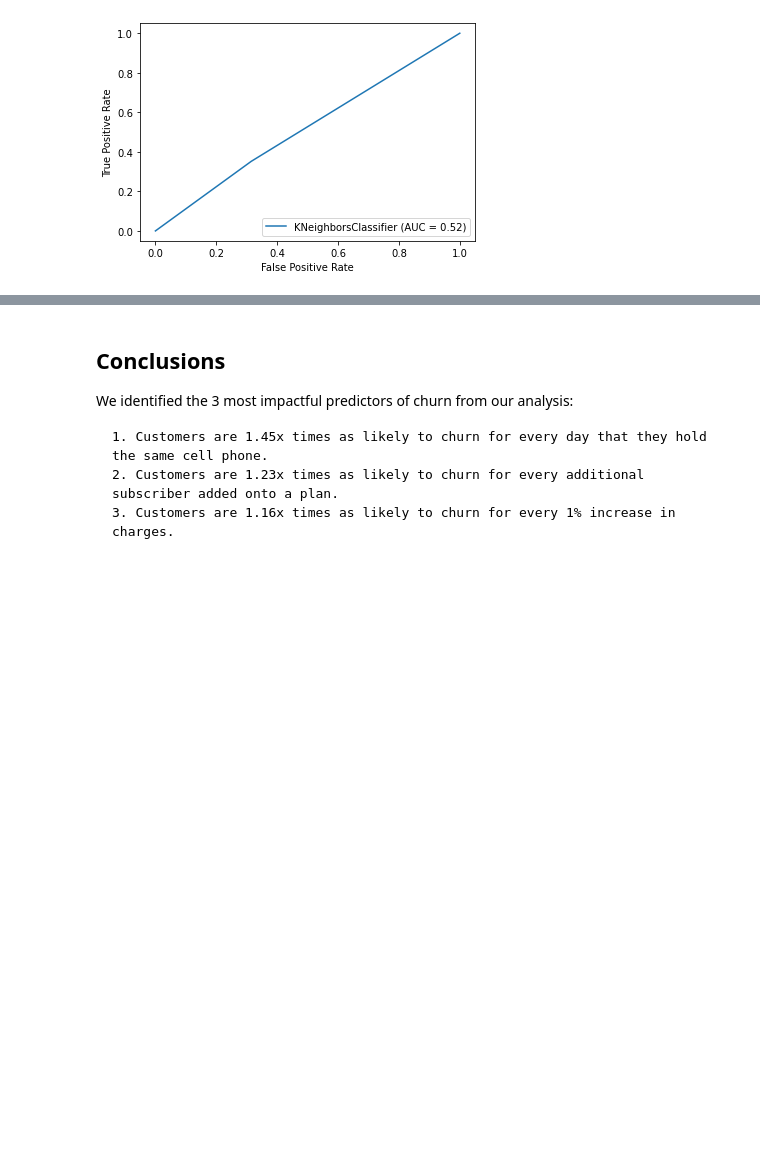
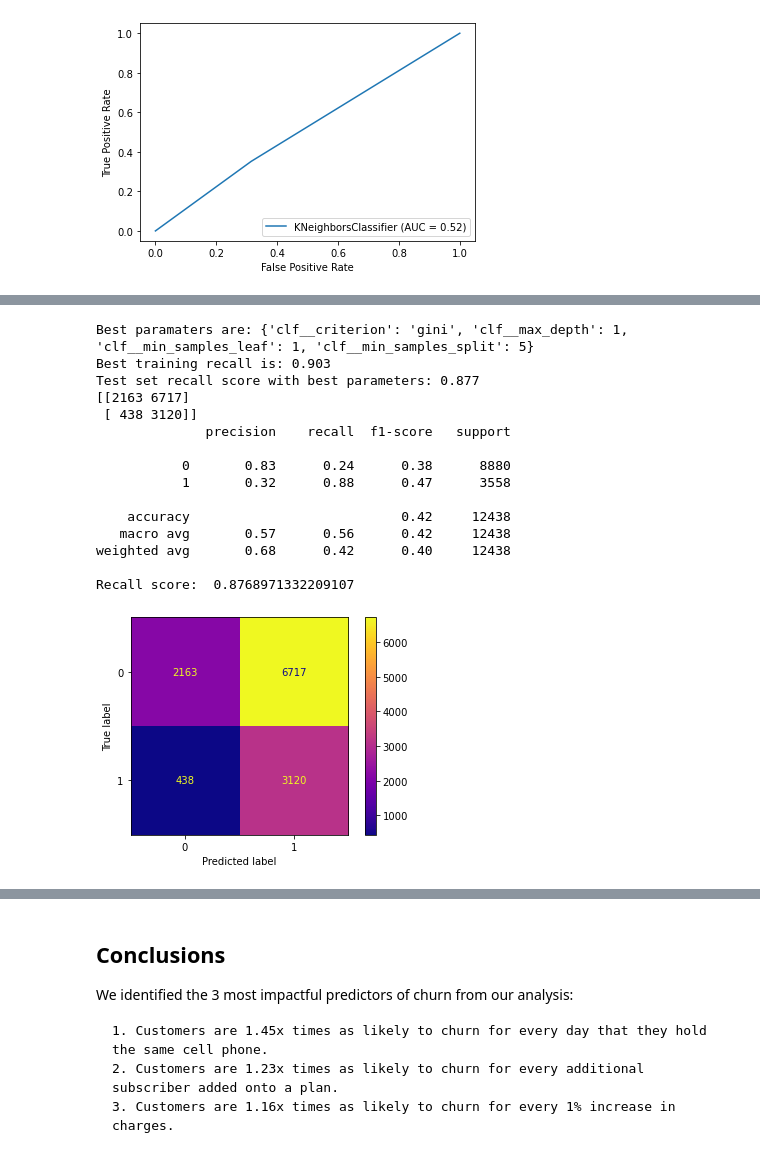
Before and after one commit to chris-helmerson/Cellular_Customer_Churn_Prediction, a Jupyter notebook: Main Notebook.ipynb, the cells around one changed output, grey strips where cells are left out. Cells and saved outputs as stored; diff of their text form; code cells hidden in the pictures; blank space fills up the shorter version.

```diff
--- a/Main Notebook.ipynb
+++ b/Main Notebook.ipynb
@@ -396,9 +340,0 @@ XGBoost
-# %%
-xgbc = XGBClassifier(eta=1, subsample=0.25)
-xgbc.fit(x_train_scaled, y_train)
-y_hat_train = xgbc.predict(x_train_scaled)
-y_hat_test = xgbc.predict(x_test_scaled)
-print(f'Train {recall_score(y_train, y_hat_train)}')
-print(f'Test {recall_score(y_test, y_hat_test)}')
-plot_confusion_matrix(xgbc, x_test_scaled, y_test);
-plot_roc_curve(xgbc, x_test_scaled, y_test);
@@ -409,0 +343,16 @@ Test 0.3679033164699269
+# %%
+# Creating a function that takes in the classifier as input and returns a pipeline.
+def pipe_maker(classifier):
+
+    pipe = imbPipeline([('scl', StandardScaler()),
+                    ('clf', classifier(random_state=15))])
+    return pipe
+# %%
+# Creating a function that takes in a Pipeline & Parameters then returns a gridsearch object with selected parameters.
+def gridsearch_maker(pipeline, params):
+
+    return GridSearchCV(estimator=pipeline,
+                        param_grid=params,
+                        scoring='recall',
+                        cv=10,
+                        n_jobs=-1)
@@ -409,0 +390,4 @@ Test 0.3679033164699269
+# %%
+# Creating lists to be used as parameters fir the searches below
+split_range = [1,5,10]
+leaf_range = [1,3,5]
@@ -409,0 +406,32 @@ Test 0.3679033164699269
+# %%
+# Lets try DecisionTreeClassifier and see how that performs.
+pipe_dt = pipe_maker(DecisionTreeClassifier)
+
+# Creating paramaters
+grid_params_dt = [{'clf__criterion': ['gini', 'entropy'],
+                   'clf__min_samples_leaf': leaf_range,
+                   'clf__max_depth': leaf_range,
+                   'clf__min_samples_split': split_range}]
+
+# Creating grid search object
+gs_dt = gridsearch_maker(pipe_dt, grid_params_dt)
+
+# Finding best parameters for recall score
+best_recall(gs_dt)
+# %% [output]
+Best paramaters are: {'clf__criterion': 'gini', 'clf__max_depth': 1, 'clf__min_samples_leaf': 1, 'clf__min_samples_split': 5}
+Best training recall is: 0.903
+Test set recall score with best parameters: 0.877
+[[2163 6717]
+ [ 438 3120]]
+              precision    recall  f1-score   support
+
+           0       0.83      0.24      0.38      8880
+           1       0.32      0.88      0.47      3558
+
+    accuracy                           0.42     12438
+   macro avg       0.57      0.56      0.42     12438
+weighted avg       0.68      0.42      0.40     12438
+
+Recall score:  0.8768971332209107
+[figure, added]
```
Also changed, not shown: parts of 17 cells of this notebook.
